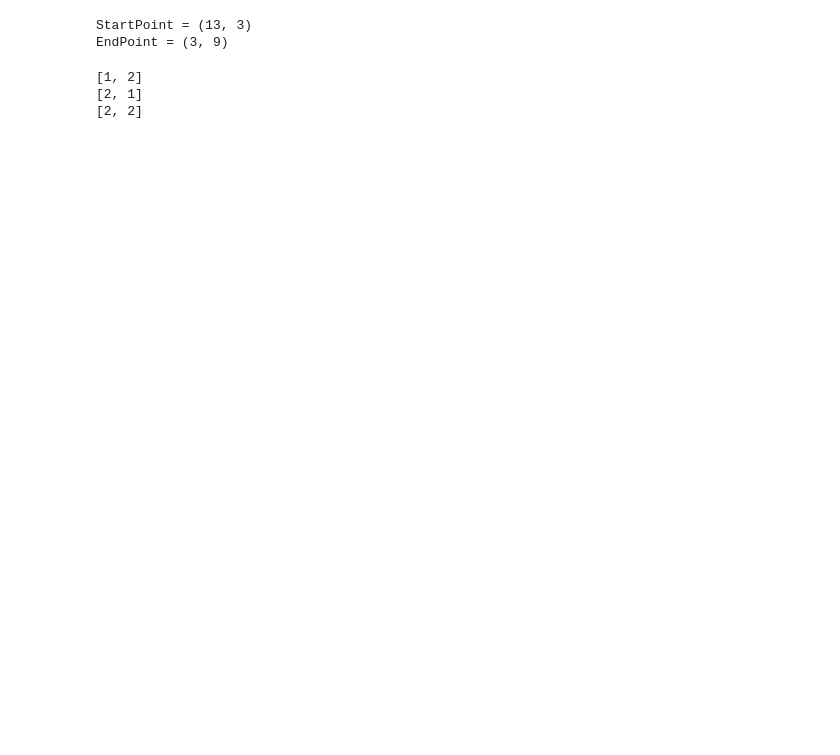
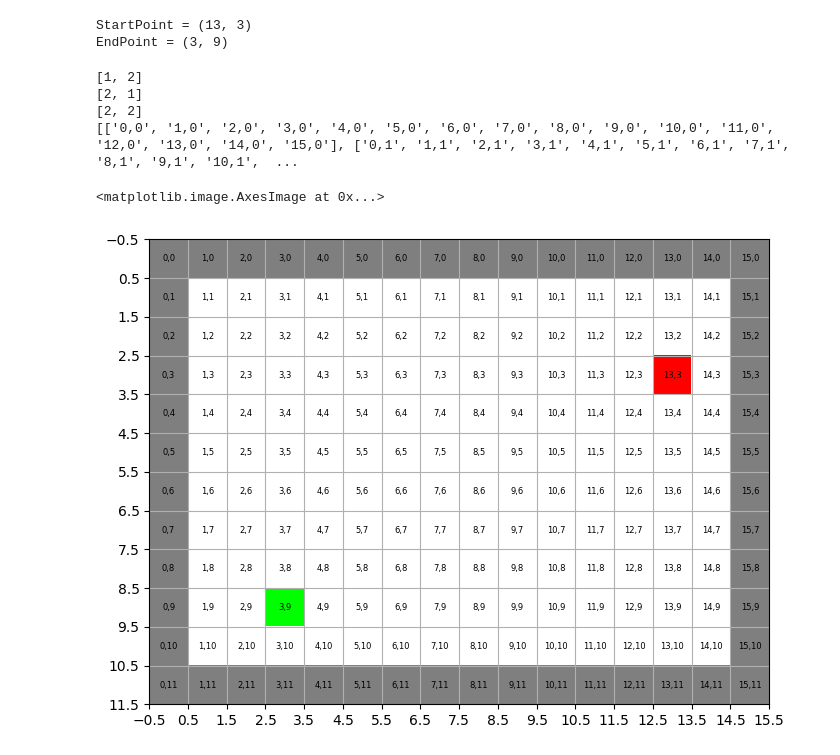
Before and after one commit to lukzimmermann/Algorithms, a Jupyter notebook: SearchBase/SearchBase.ipynb, the cells around one changed output. Drawn from its saved outputs; the diff is of its cells as text; code cells hidden in the pictures; blank space fills up the shorter version.

Commit message:
create plot with overlay

```diff
--- a/SearchBase/SearchBase.ipynb
+++ b/SearchBase/SearchBase.ipynb
@@ -26,7 +26,7 @@ StartPoint = (13, 3)
 EndPoint = (3, 9)
 # %%
 def isWall(x, y, image):
-    if image[y][x][0] == 0 and image[y][x][1] == 0 and image[y][x][2] == 0: return True
+    if image[y][x][0] < 128 and image[y][x][1] < 128 and image[y][x][2] < 128: return True
     else: return False
 
 def getNextPoints(x, y, image):
@@ -40,12 +40,39 @@ def getNextPoints(x, y, image):
                 if xn >= 0 and yn >= 0 and xn <= maxPos[1] and yn <= maxPos[0] and not isWall(xn, yn, image):
                     nextPoints.append([xn, yn])
     return nextPoints
-# %%
-nextPoints = getNextPoints(1,1, img)
-
-for i in nextPoints:
-    print(i)
-# %% [output]
-[1, 2]
-[2, 1]
-[2, 2]
+# %%
+nextPoints = getNextPoints(1,1, img)
+
+for i in nextPoints:
+    print(i)
+
+
+numbers = []
+for i in range(img.shape[0]):
+    number = []
+    for j in range(img.shape[1]):
+        number.append(f'{j},{i}')
+    numbers.append(number)
+    number = []
+
+print(numbers)
+
+x_ticks = np.arange(-0.5, img.shape[1]+0.5, 1)
+y_ticks = np.arange(-0.5, img.shape[0]+0.5, 1)
+
+plt.xticks(x_ticks)
+plt.yticks(y_ticks)
+plt.grid()
+
+for (j,i),label in np.ndenumerate(numbers):
+    plt.text(i,j,label,ha='center',va='center',fontsize=6)
+plt.rcParams['figure.figsize'] = [8, 8]
+
+plt.imshow(img)
+# %% [output]
+[1, 2]
+[2, 1]
+[2, 2]
+[['0,0', '1,0', '2,0', '3,0', '4,0', '5,0', '6,0', '7,0', '8,0', '9,0', '10,0', '11,0', '12,0', '13,0', '14,0', '15,0'], ['0,1', '1,1', '2,1', '3,1', '4,1', '5,1', '6,1', '7,1', '8,1', '9,1', '10,1',  ...
+<matplotlib.image.AxesImage at 0x...>
+[figure, added]
```
Also changed, not shown: parts of 1 cell of this notebook, 1 other file.
